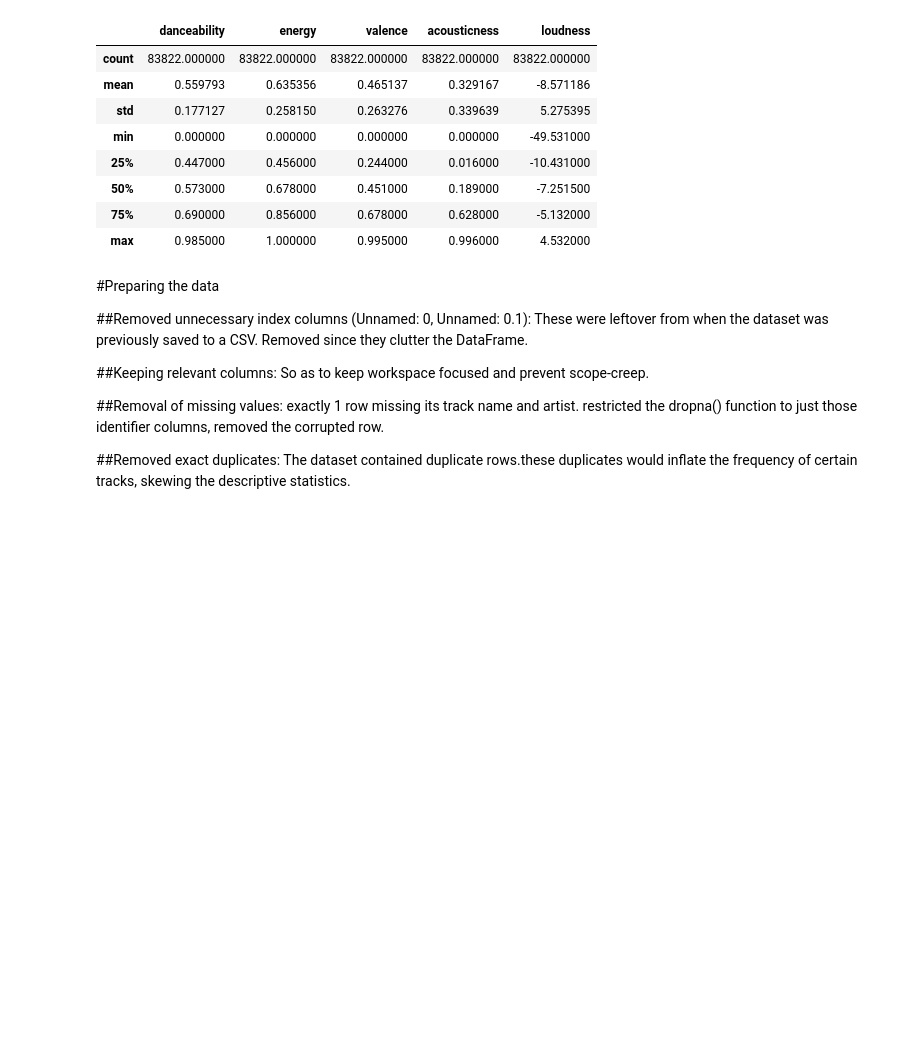
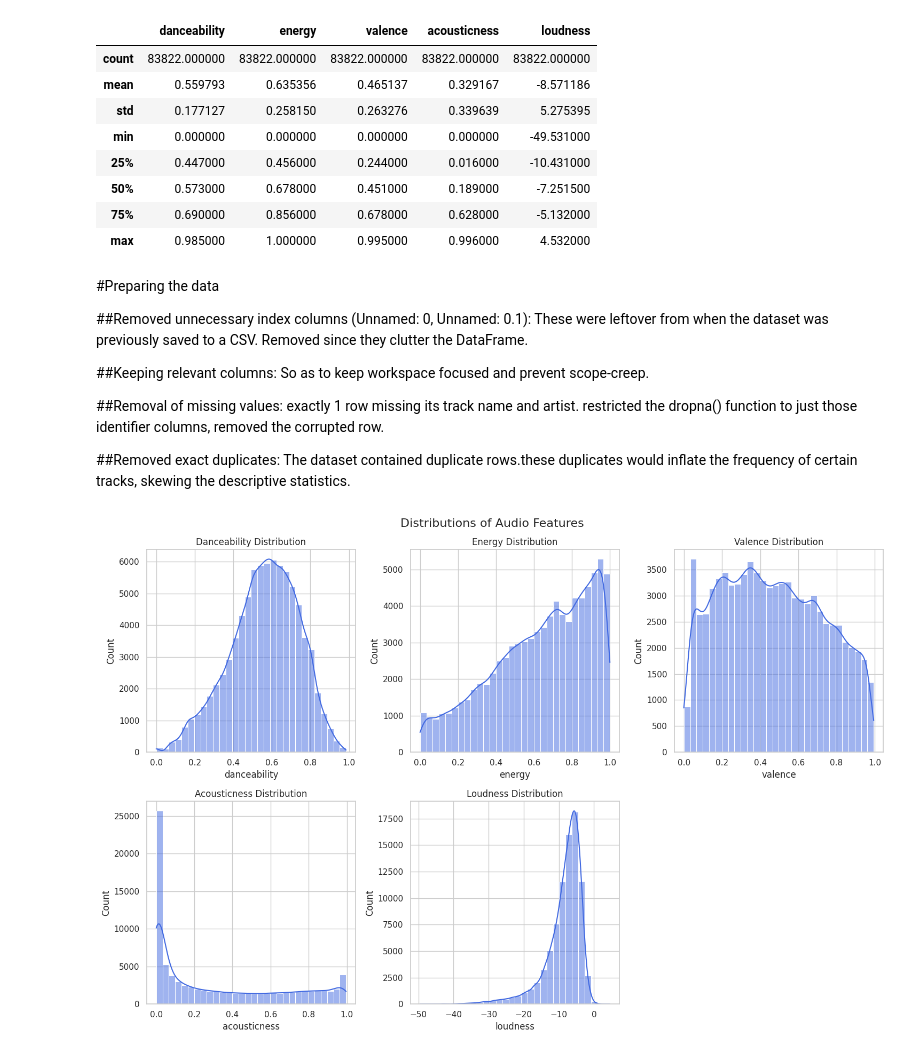
Before and after one commit to RevathiLogs/The-Anatomy-of-a-Hit, a Jupyter notebook: notebooks/01_audio_features.ipynb, the cells around one changed output. Saved outputs shown, nothing was run; the diff lists cells and outputs as text; code cells hidden in the pictures; blank space fills up the shorter version.

Commit message:
added distribution histograms for audio features

```diff
--- a/notebooks/01_audio_features.ipynb
+++ b/notebooks/01_audio_features.ipynb
@@ -103,3 +105,21 @@ exactly 1 row missing its track name and artist. restricted the dropna() functio
 
 ##Removed exact duplicates:
 The dataset contained duplicate rows.these duplicates would inflate the frequency of certain tracks, skewing the descriptive statistics.
+# %%
+from numpy import fabs
+sns.set_theme(style="whitegrid")
+features = ['danceability', 'energy', 'valence', 'acousticness', 'loudness']
+
+fig, axes = plt.subplots(2, 3, figsize=(15, 10))
+fig.suptitle('Distributions of Audio Features', fontsize=16)
+axes = axes.flatten()
+
+for i, feature in enumerate(features):
+    sns.histplot(df_clean[feature], bins=30, kde=True, ax=axes[i], color='royalblue')
+    axes[i].set_title(f'{feature.capitalize()} Distribution')
+
+fig.delaxes(axes[5])
+plt.tight_layout()
+plt.show()
+# %% [output]
+[figure, added]
```
Also changed, not shown: parts of 2 cells of this notebook.
